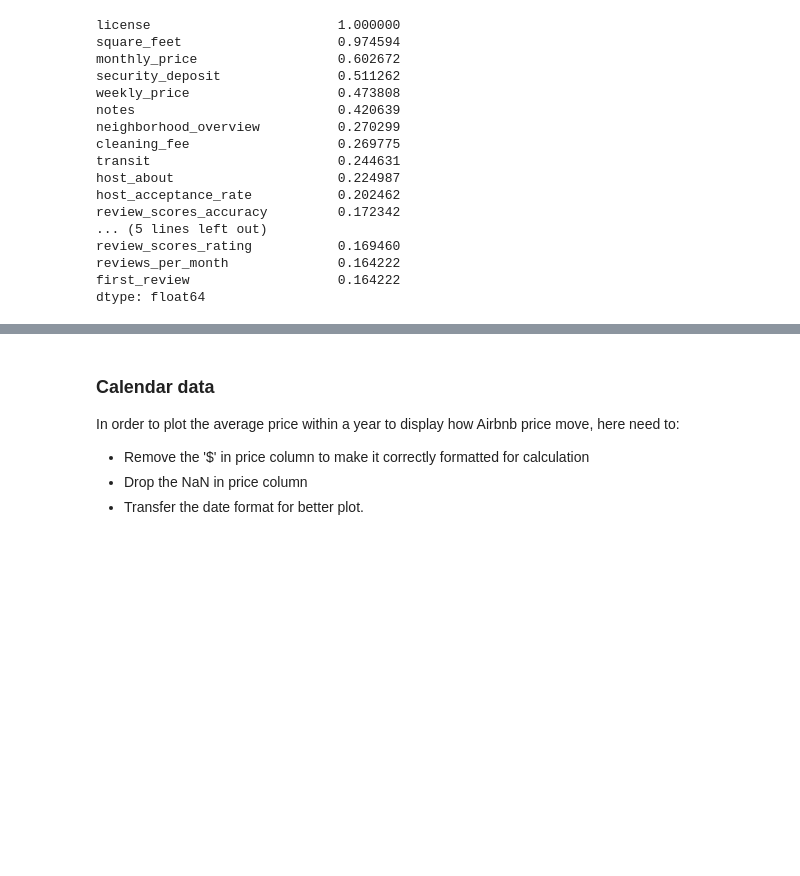
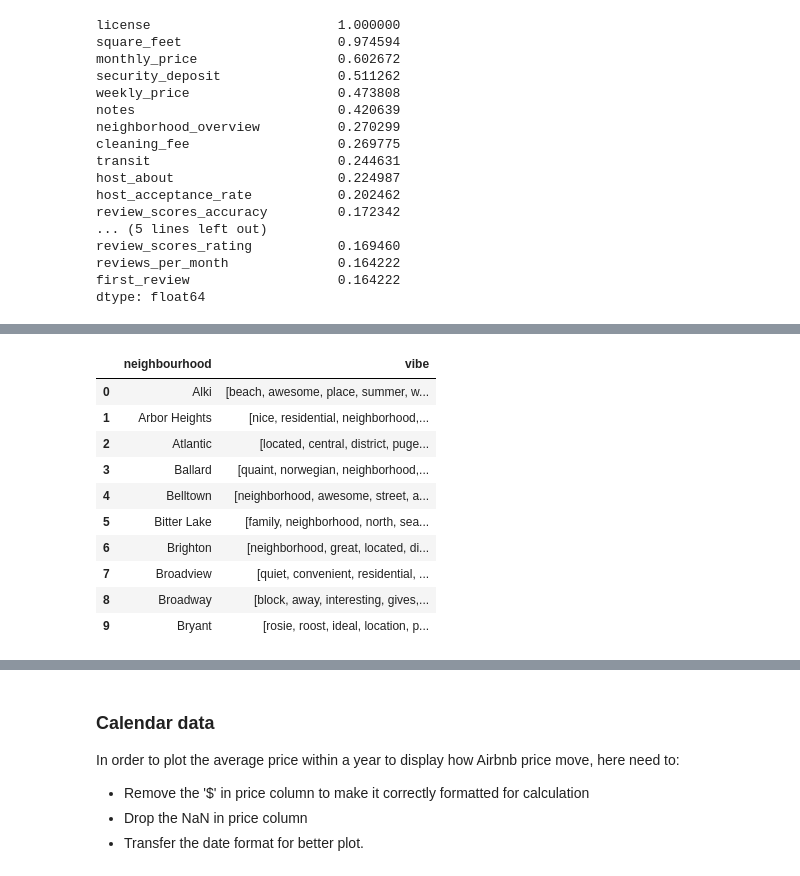
Before and after one commit to JcFreya/Seattle-Airbnb-Listings-Analysis, a Jupyter notebook: seattle_airbnb_listings_analysis_CRISP-DM.ipynb, the cells around one changed output, grey strips where cells are left out. Saved outputs shown, nothing was run; the diff lists cells and outputs as text; code cells hidden in the pictures; blank space fills up the shorter version.

```diff
--- a/seattle_airbnb_listings_analysis_CRISP-DM.ipynb
+++ b/seattle_airbnb_listings_analysis_CRISP-DM.ipynb
@@ -244,0 +303,27 @@ Name: neighborhood_overview, Length: 187, dtype: object
+# %%
+# Function to extract the post popular word in neighbor_review for each neighbor
+def extract_review(review, num):
+    cv = CountVectorizer(stop_words='english')
+    word_count_vector=cv.fit_transform(review)
+
+    top = list(cv.vocabulary_.keys())[:num]
+    return top
+# %%
+# Extract top 10 popular words in neighborhood_review for each neighbor
+nonull_neighbor_review['vibe'] = nonull_neighbor_review['neighborhood_overview']\
+                                    .apply(lambda x: extract_review(x,10))
+
+neighbor_vibe = nonull_neighbor_review.drop('neighborhood_overview', axis=1)
+neighbor_vibe.head(10)
+# %% [output]
+|  | neighbourhood | vibe |
+| 0 | Alki | [beach, awesome, place, summer, w... |
+| 1 | Arbor Heights | [nice, residential, neighborhood,... |
+| 2 | Atlantic | [located, central, district, puge... |
+| 3 | Ballard | [quaint, norwegian, neighborhood,... |
+| 4 | Belltown | [neighborhood, awesome, street, a... |
+| 5 | Bitter Lake | [family, neighborhood, north, sea... |
+| 6 | Brighton | [neighborhood, great, located, di... |
+| 7 | Broadview | [quiet, convenient, residential, ... |
+| 8 | Broadway | [block, away, interesting, gives,... |
+| 9 | Bryant | [rosie, roost, ideal, location, p... |
```
Also changed, not shown: parts of 10 cells of this notebook.
